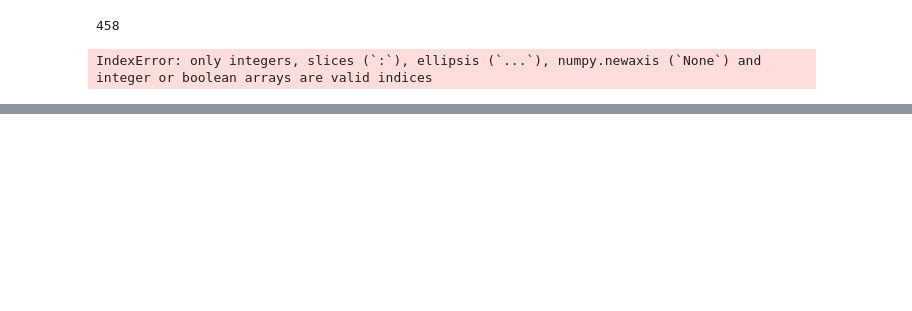
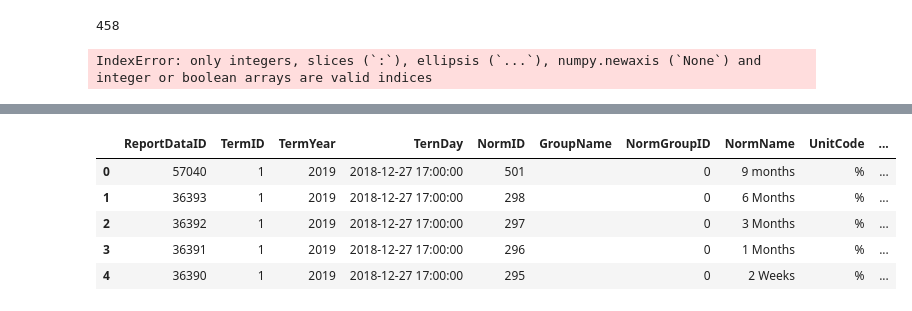
Before and after one commit to tranthanhbinh1/stock-recommendation-system, a Jupyter notebook: vietstock.ipynb, the cells around one changed output, grey strips where cells are left out. Cells and saved outputs as stored; diff of their text form; code cells hidden in the pictures; blank space fills up the shorter version.

```diff
--- a/vietstock.ipynb
+++ b/vietstock.ipynb
@@ -143,0 +164,10 @@ IndexError: only integers, slices (`:`), ellipsis (`...`), numpy.newaxis (`None`
+# %%
+def convert_timestamp(timestamp_str):
+    # extract the timestamp
+    timestamp = int(timestamp_str.strip('/Date()'))
+    # convert to datetime
+    datetime_obj = pd.to_datetime(timestamp, unit='ms')
+    return datetime_obj
+
+
+# cpi["TernDay"] = cpi["TernDay"].apply(convert_timestamp)
@@ -143,0 +206,9 @@ IndexError: only integers, slices (`:`), ellipsis (`...`), numpy.newaxis (`None`
+# %%
+interest_rates.head()
+# %% [output]
+|  | ReportDataID | TermID | TermYear | TernDay | NormID | GroupName | NormGroupID | NormName | UnitCode | ... |
+| 0 | 57040 | 1 | 2019 | 2018-12-27 17:00:00 | 501 |  | 0 | 9 months | % | ... |
+| 1 | 36393 | 1 | 2019 | 2018-12-27 17:00:00 | 298 |  | 0 | 6 Months | % | ... |
+| 2 | 36392 | 1 | 2019 | 2018-12-27 17:00:00 | 297 |  | 0 | 3 Months | % | ... |
+| 3 | 36391 | 1 | 2019 | 2018-12-27 17:00:00 | 296 |  | 0 | 1 Months | % | ... |
+| 4 | 36390 | 1 | 2019 | 2018-12-27 17:00:00 | 295 |  | 0 | 2 Weeks | % | ... |
```
Also changed, not shown: parts of 11 cells of this notebook, 10 other files.
